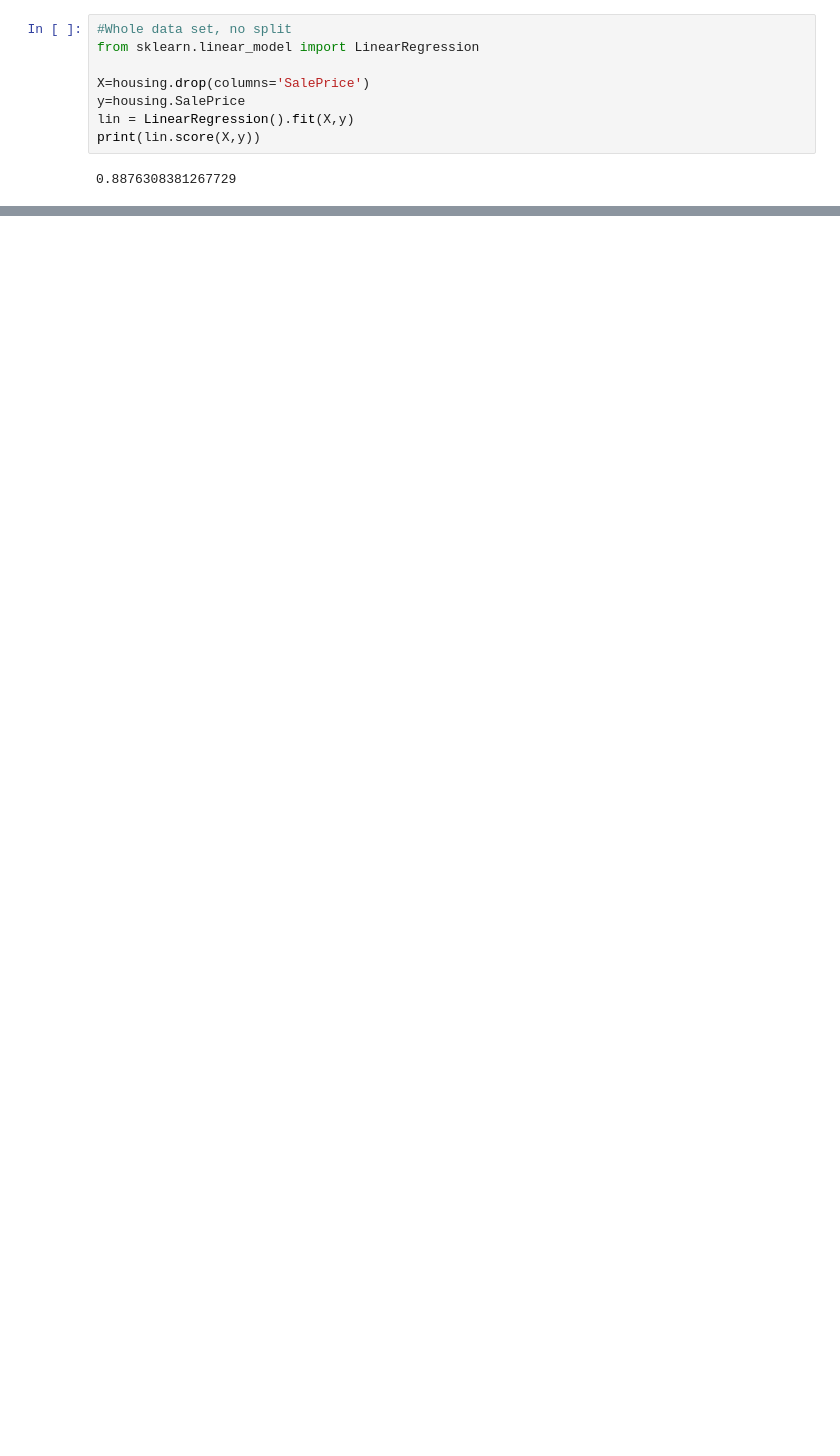
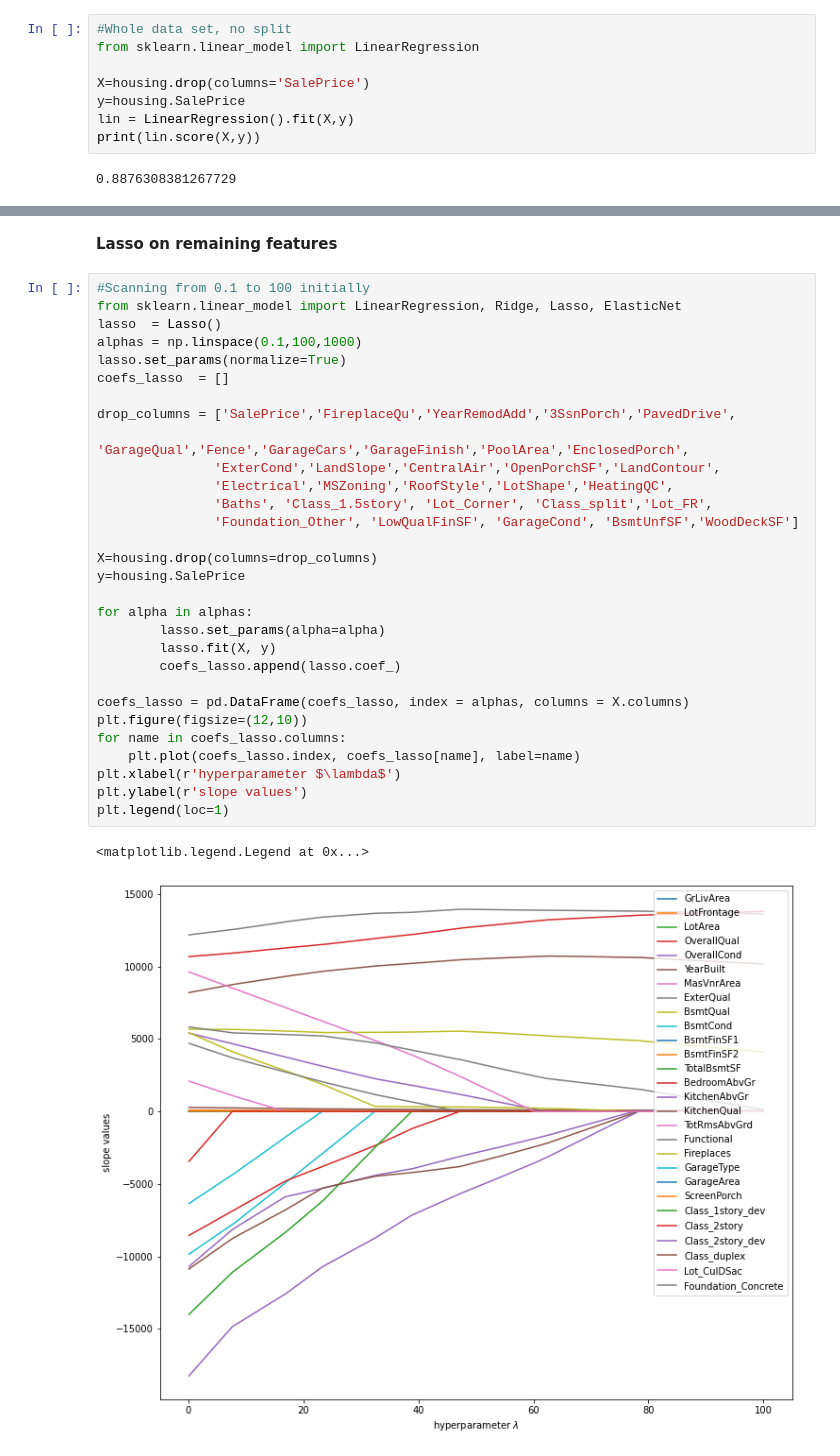
Before and after one commit to mhope321/ML-Project, a Jupyter notebook: Matt/Linear-Regression.ipynb, the cells around one changed output, grey strips where cells are left out. Cells and saved outputs as stored; diff of their text form; blank space fills up the shorter version.

```diff
--- a/Matt/Linear-Regression.ipynb
+++ b/Matt/Linear-Regression.ipynb
@@ -177,0 +542,35 @@ results.sort_values(['Mean'],ascending=False)
+# %% [markdown]
+**Lasso on remaining features**
+# %%
+#Scanning from 0.1 to 100 initially
+from sklearn.linear_model import LinearRegression, Ridge, Lasso, ElasticNet
+lasso  = Lasso()
+alphas = np.linspace(0.1,100,1000)
+lasso.set_params(normalize=True)
+coefs_lasso  = []
+
+drop_columns = ['SalePrice','FireplaceQu','YearRemodAdd','3SsnPorch','PavedDrive',
+                'GarageQual','Fence','GarageCars','GarageFinish','PoolArea','EnclosedPorch',
+               'ExterCond','LandSlope','CentralAir','OpenPorchSF','LandContour',
+               'Electrical','MSZoning','RoofStyle','LotShape','HeatingQC',
+               'Baths', 'Class_1.5story', 'Lot_Corner', 'Class_split','Lot_FR',
+               'Foundation_Other', 'LowQualFinSF', 'GarageCond', 'BsmtUnfSF','WoodDeckSF']
+
+X=housing.drop(columns=drop_columns)
+y=housing.SalePrice
+
+for alpha in alphas:
+        lasso.set_params(alpha=alpha)
+        lasso.fit(X, y)
+        coefs_lasso.append(lasso.coef_)
+
+coefs_lasso = pd.DataFrame(coefs_lasso, index = alphas, columns = X.columns)
+plt.figure(figsize=(12,10))
+for name in coefs_lasso.columns:
+    plt.plot(coefs_lasso.index, coefs_lasso[name], label=name)
+plt.xlabel(r'hyperparameter $\lambda$')
+plt.ylabel(r'slope values')
+plt.legend(loc=1)
+# %% [output]
+<matplotlib.legend.Legend at 0x...>
+[figure, added]
```
Also changed, not shown: parts of 44 cells of this notebook.
